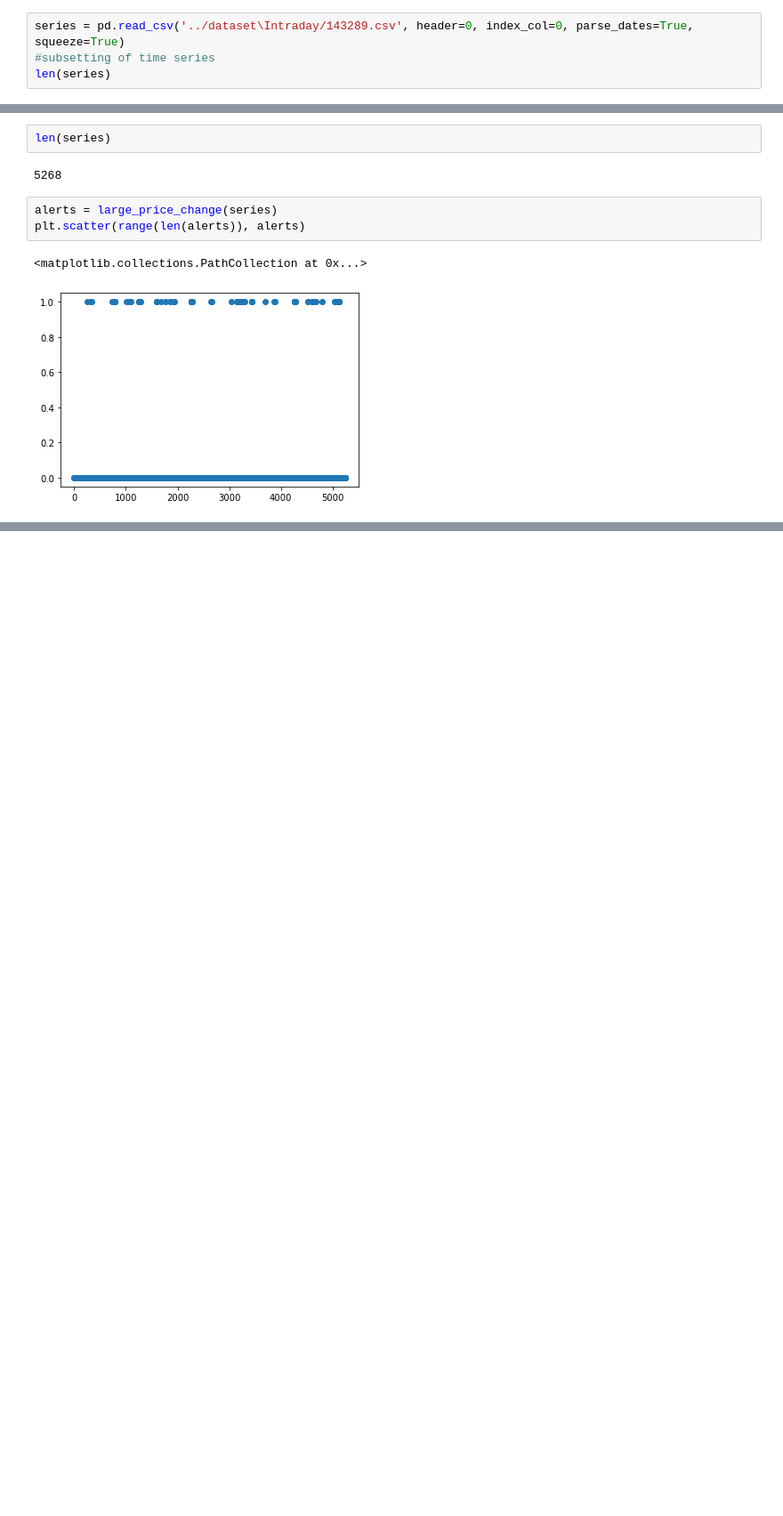
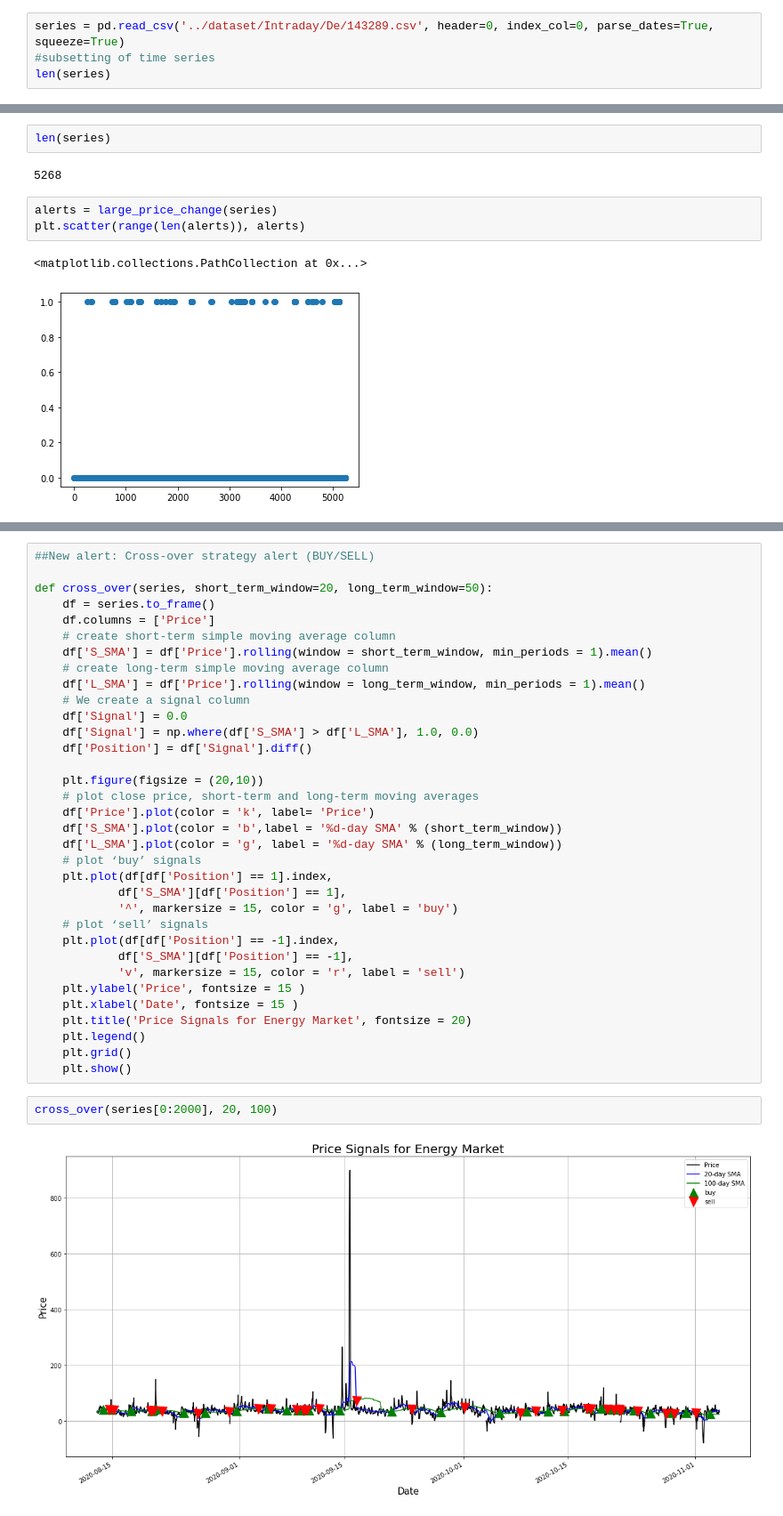
Before and after one commit to Mattiatore/Start_Hack21, a Jupyter notebook: Visualization/visualize.ipynb, the cells around one changed output, grey strips where cells are left out. Shown at 89% size. Saved outputs shown, nothing was run; the diff lists cells and outputs as text; blank space fills up the shorter version.

Commit message:
New alert: Cross-over alert

```diff
--- a/Visualization/visualize.ipynb
+++ b/Visualization/visualize.ipynb
@@ -27,5 +26,5 @@ for i in range(len(datasets)):
 # %%
-series = pd.read_csv('../dataset\Intraday/143289.csv', header=0, index_col=0, parse_dates=True, squeeze=True)
+series = pd.read_csv('../dataset/Intraday/De/143289.csv', header=0, index_col=0, parse_dates=True, squeeze=True)
 #subsetting of time series
 len(series)
 # %% [output]
@@ -97,0 +198,38 @@ plt.scatter(range(len(alerts)), alerts)
+# %%
+##New alert: Cross-over strategy alert (BUY/SELL)
+
+def cross_over(series, short_term_window=20, long_term_window=50):
+    df = series.to_frame()
+    df.columns = ['Price']
+    # create short-term simple moving average column
+    df['S_SMA'] = df['Price'].rolling(window = short_term_window, min_periods = 1).mean()
+    # create long-term simple moving average column
+    df['L_SMA'] = df['Price'].rolling(window = long_term_window, min_periods = 1).mean()
+    # We create a signal column
+    df['Signal'] = 0.0
+    df['Signal'] = np.where(df['S_SMA'] > df['L_SMA'], 1.0, 0.0)
+    df['Position'] = df['Signal'].diff()
+
+    plt.figure(figsize = (20,10))
+    # plot close price, short-term and long-term moving averages
+    df['Price'].plot(color = 'k', label= 'Price')
+    df['S_SMA'].plot(color = 'b',label = '%d-day SMA' % (short_term_window))
+    df['L_SMA'].plot(color = 'g', label = '%d-day SMA' % (long_term_window))
+    # plot ‘buy’ signals
+    plt.plot(df[df['Position'] == 1].index,
+            df['S_SMA'][df['Position'] == 1],
+            '^', markersize = 15, color = 'g', label = 'buy')
+    # plot ‘sell’ signals
+    plt.plot(df[df['Position'] == -1].index,
+            df['S_SMA'][df['Position'] == -1],
+            'v', markersize = 15, color = 'r', label = 'sell')
+    plt.ylabel('Price', fontsize = 15 )
+    plt.xlabel('Date', fontsize = 15 )
+    plt.title('Price Signals for Energy Market', fontsize = 20)
+    plt.legend()
+    plt.grid()
+    plt.show()
+# %%
+cross_over(series[0:2000], 20, 100)
+# %% [output]
+[figure, added]
```
Also changed, not shown: parts of 11 cells of this notebook, 1 other file.
